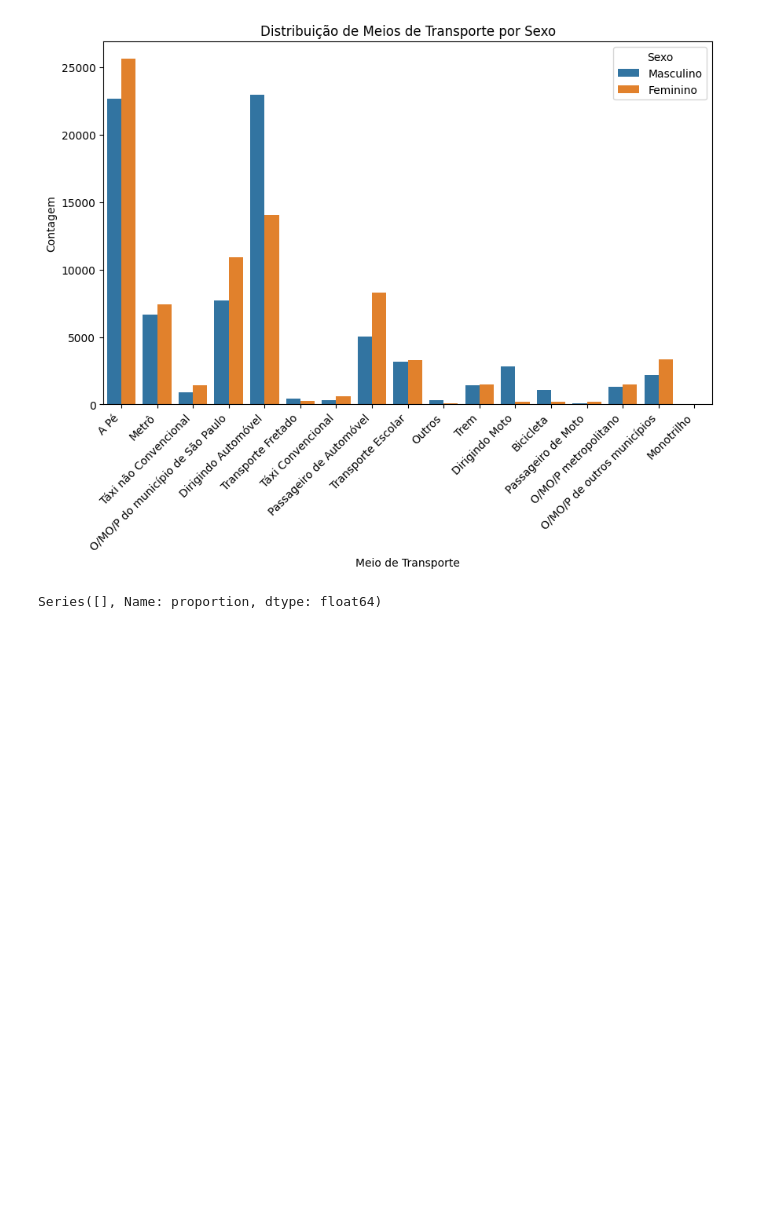
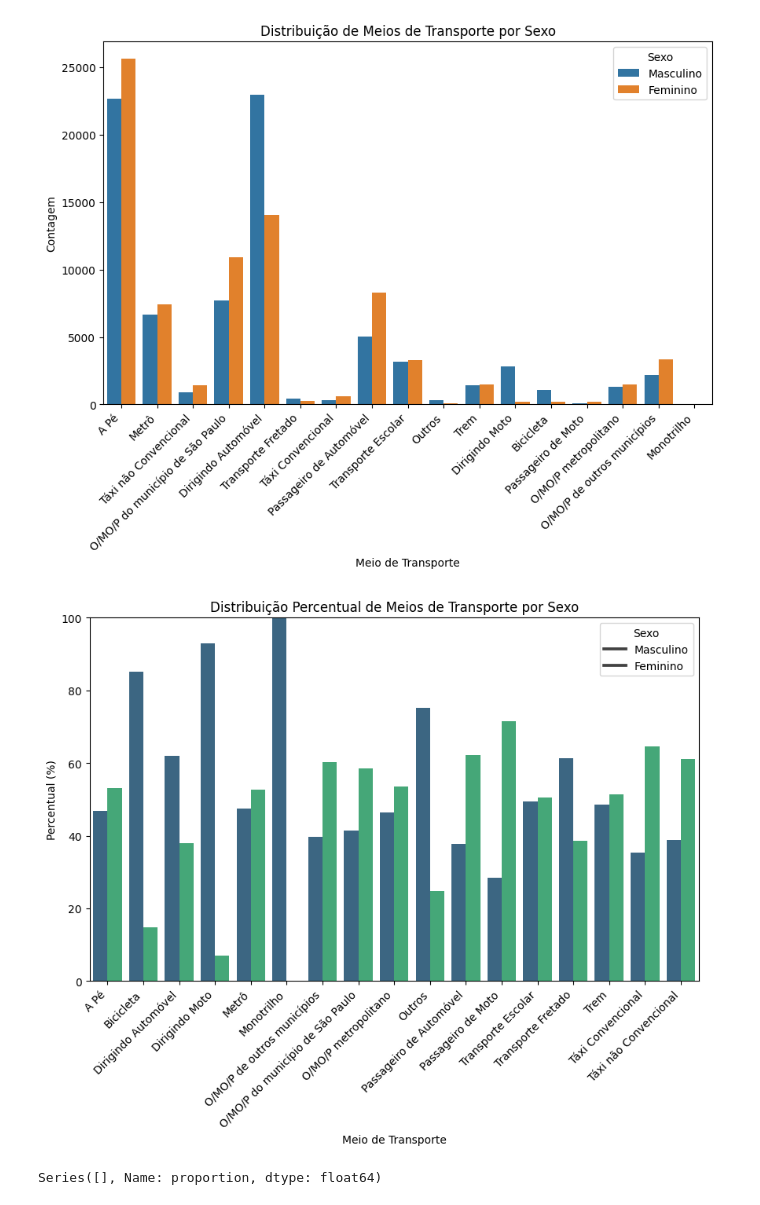
Before and after one commit to gustavo-rmontes/TCC, a Jupyter notebook: mobility_flow/flow.ipynb, the cells around one changed output. Drawn from its saved outputs; the diff is of its cells as text; code cells hidden in the pictures; blank space fills up the shorter version.

```diff
--- a/mobility_flow/flow.ipynb
+++ b/mobility_flow/flow.ipynb
@@ -158,27 +153,6 @@ SEXO
 Feminino     51.29
 Masculino    48.71
 Name: proportion, dtype: float64
-# %%
-# Mapping dictionary
-t_modes_map = {
-    1: 'Metrô',
-    2: 'Trem',
-    3: 'Monotrilho',
-    4: 'O/MO/P do município de São Paulo', # ônibus/micro-ônibus/perua
-    5: 'O/MO/P de outros municípios',
-    6: 'O/MO/P metropolitano',
-    7: 'Transporte Fretado',
-    8: 'Transporte Escolar',
-    9: 'Dirigindo Automóvel',
-    10: 'Passageiro de Automóvel',
-    11: 'Táxi Convencional',
-    12: 'Táxi não Convencional',
-    13: 'Dirigindo Moto',
-    14: 'Passageiro de Moto',
-    15: 'Bicicleta',
-    16: 'A Pé',
-    17: 'Outros'
-}
 # %%
 g_distr_trip = gendered_trips
 g_distr_trip['MODOPRIN'] = g_distr_trip['MODOPRIN'].replace(t_modes_map)
@@ -199,6 +173,26 @@ plt.xticks(rotation=45, ha='right')
 plt.show()
 # %% [output]
 [figure]
+# %%
+# Calcular as contagens e percentuais
+count_data = g_distr_trip.groupby(['MODOPRIN', 'SEXO']).size().reset_index(name='Count')
+total_counts = count_data.groupby('MODOPRIN')['Count'].transform('sum')
+count_data['Percentual'] = count_data['Count'] / total_counts * 100
+
+# Criar o gráfico
+plt.figure(figsize=(10, 6))
+sns.barplot(x='MODOPRIN', y='Percentual', hue='SEXO', data=count_data, palette='viridis')
+
+# Personalizar o gráfico
+plt.title('Distribuição Percentual de Meios de Transporte por Sexo')
+plt.xlabel('Meio de Transporte')
+plt.ylabel('Percentual (%)')
+plt.legend(title='Sexo', labels=['Masculino', 'Feminino'])
+plt.xticks(rotation=45, ha='right')
+plt.ylim(0, 100)  # Define o intervalo do eixo y para 0 a 100%
+plt.show()
+# %% [output]
+[figure, added]
 # %%
 pedestrian_gendered_trips = gendered_trips[gendered_trips['MODOPRIN']==16] # filter pedestrian trips
 # %%
```
Also changed, not shown: parts of 1 cell of this notebook.
